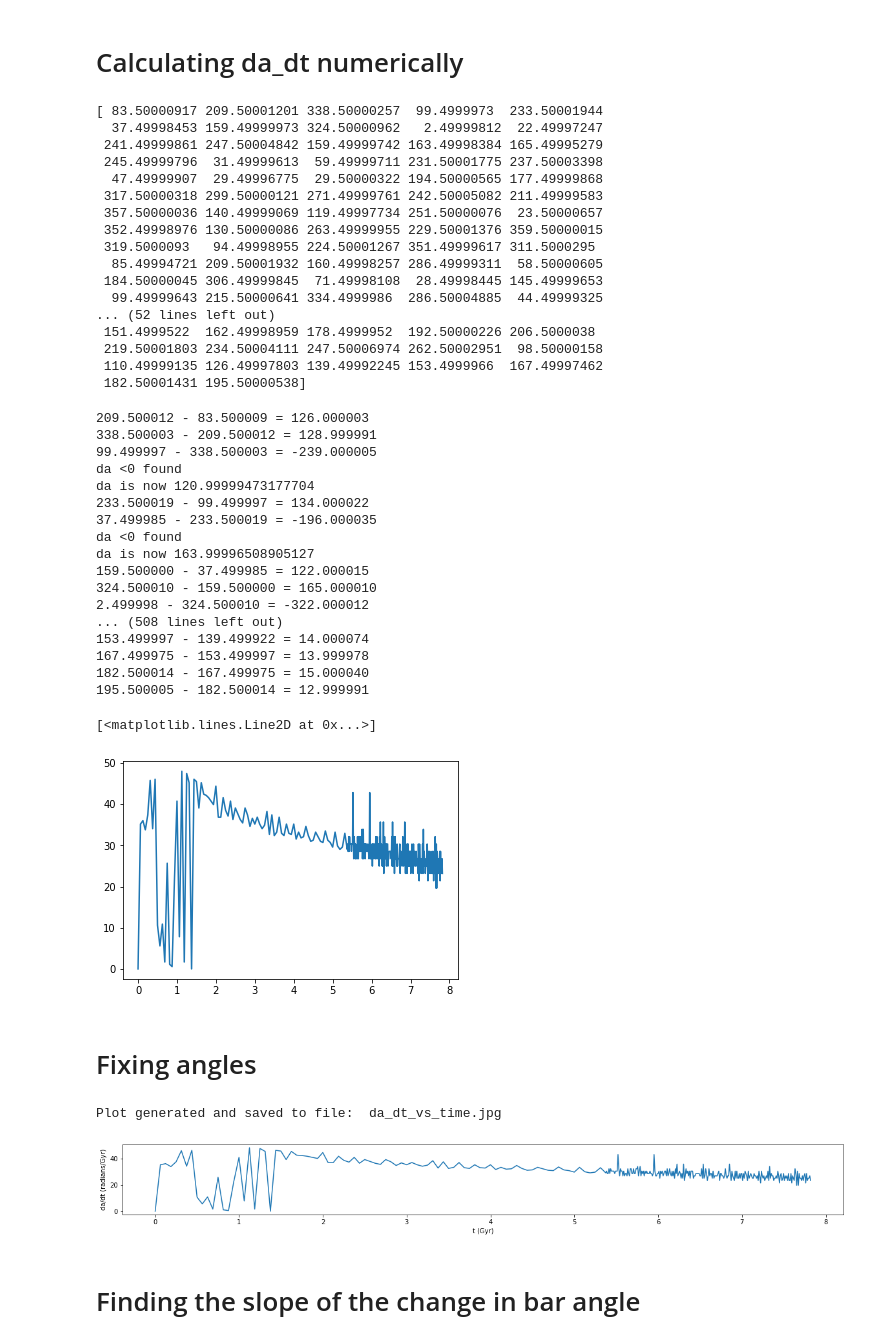
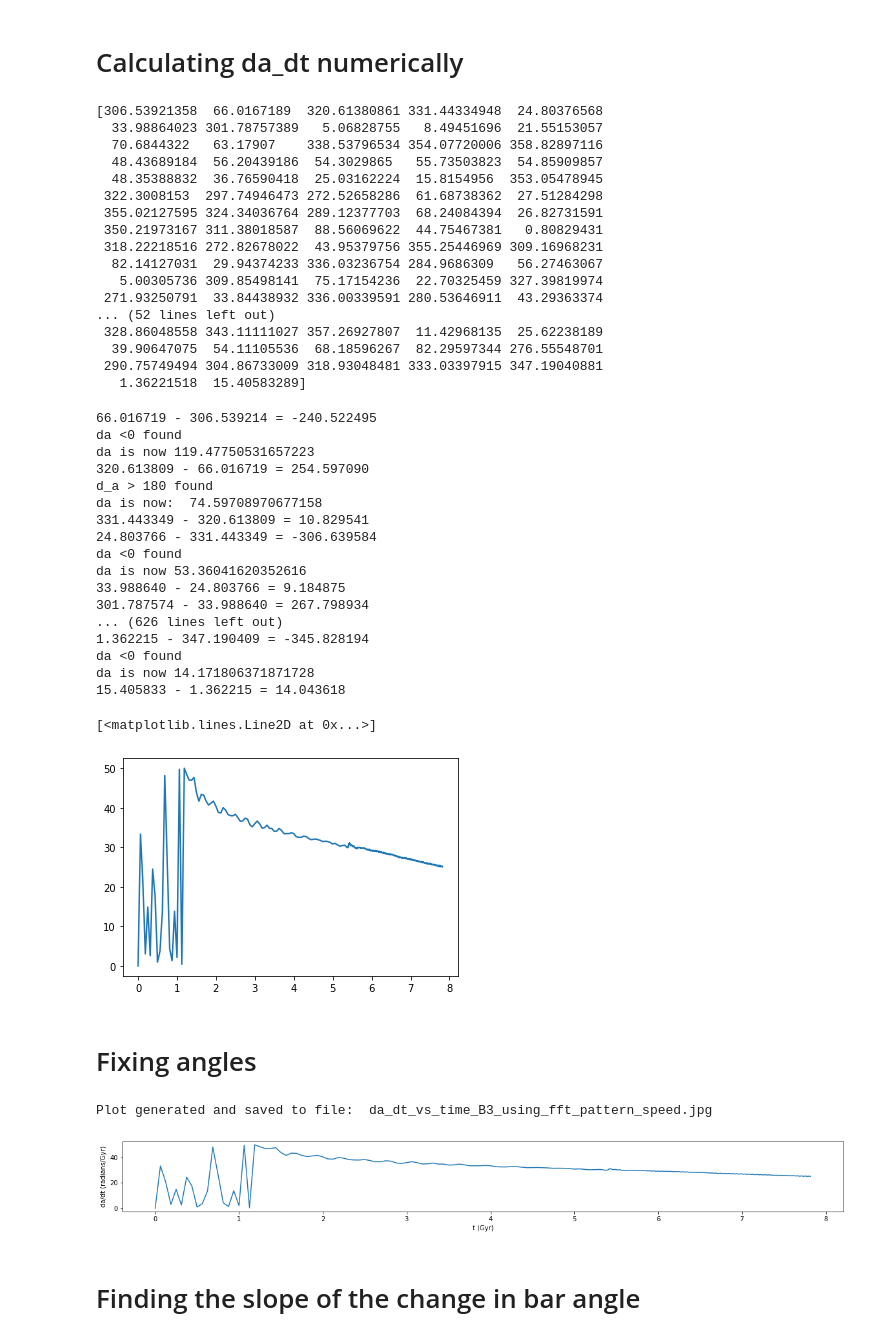
Before and after one commit to binodbhttr/resonance_sweeping, a Jupyter notebook: calculate_pattern_speed.ipynb, the cells around one changed output. Saved outputs shown, nothing was run; the diff lists cells and outputs as text; code cells hidden in the pictures.

Commit message:
calculated bar_angles for B3 using fft

```diff
--- a/calculate_pattern_speed.ipynb
+++ b/calculate_pattern_speed.ipynb
@@ -29,14 +29,14 @@ Ozdisk=freqs[8]
 idd_from_freqs=freqs[9]
 # %%
 angle_datapath="/mnt/home/bbhattarai/resonance_sweeping/"
-datafilename="all_barangles_saved.ang"
+datafilename="0_to_336_B3_fft_barangles_combined.ang"
 ang_stored = open(angle_datapath+datafilename,'rb')
 all_bangles=pickle.load(ang_stored)
 print(len(all_bangles))
 # %% [output]
 337
 # %%
-times=np.genfromtxt(datapath+'times.txt',dtype='str')
+times=np.genfromtxt(freq_datapath+'times_B3.txt',dtype='str')
 #print(len(times))
 time=list()
 for i in range(len(times)):
@@ -112,23 +112,23 @@ for i in range(len(a)):
 print(a)
 t=time
 # %% [output]
-[ 83.50000917 209.50001201 338.50000257  99.4999973  233.50001944
-  37.49998453 159.49999973 324.50000962   2.49999812  22.49997247
- 241.49999861 247.50004842 159.49999742 163.49998384 165.49995279
- 245.49999796  31.49999613  59.49999711 231.50001775 237.50003398
-  47.49999907  29.49996775  29.50000322 194.50000565 177.49999868
- 317.50000318 299.50000121 271.49999761 242.50005082 211.49999583
- 357.50000036 140.49999069 119.49997734 251.50000076  23.50000657
- 352.49998976 130.50000086 263.49999955 229.50001376 359.50000015
- 319.5000093   94.49998955 224.50001267 351.49999617 311.5000295
-  85.49994721 209.50001932 160.49998257 286.49999311  58.50000605
- 184.50000045 306.49999845  71.49998108  28.49998445 145.49999653
-  99.49999643 215.50000641 334.4999986  286.50004885  44.49999325
+[306.53921358  66.0167189  320.61380861 331.44334948  24.80376568
+  33.98864023 301.78757389   5.06828755   8.49451696  21.55153057
+  70.6844322   63.17907    338.53796534 354.07720006 358.82897116
+  48.43689184  56.20439186  54.3029865   55.73503823  54.85909857
+  48.35388832  36.76590418  25.03162224  15.8154956  353.05478945
+ 322.3008153  297.74946473 272.52658286  61.68738362  27.51284298
+ 355.02127595 324.34036764 289.12377703  68.24084394  26.82731591
+ 350.21973167 311.38018587  88.56069622  44.75467381   0.80829431
+ 318.22218516 272.82678022  43.95379756 355.25446969 309.16968231
+  82.14127031  29.94374233 336.03236754 284.9686309   56.27463067
+   5.00305736 309.85498141  75.17154236  22.70325459 327.39819974
+ 271.93250791  33.84438932 336.00339591 280.53646911  43.29363374
 ... (52 lines left out)
- 151.4999522  162.49998959 178.4999952  192.50000226 206.5000038
- 219.50001803 234.50004111 247.50006974 262.50002951  98.50000158
- 110.49999135 126.49997803 139.49992245 153.4999966  167.49997462
- 182.50001431 195.50000538]
+ 328.86048558 343.11111027 357.26927807  11.42968135  25.62238189
+  39.90647075  54.11105536  68.18596267  82.29597344 276.55548701
+ 290.75749494 304.86733009 318.93048481 333.03397915 347.19040881
+   1.36221518  15.40583289]
 # %%
 dadt=list()
 da=list()
@@ -159,47 +159,47 @@ dadtz=np.concatenate((zero,dadt))
 #print(dadt)
 plt.plot(time,dadtz)
 # %% [output]
-209.500012 - 83.500009 = 126.000003
-338.500003 - 209.500012 = 128.999991
-99.499997 - 338.500003 = -239.000005
+66.016719 - 306.539214 = -240.522495
 da <0 found
-da is now 120.99999473177704
-233.500019 - 99.499997 = 134.000022
-37.499985 - 233.500019 = -196.000035
+da is now 119.47750531657223
+320.613809 - 66.016719 = 254.597090
+d_a > 180 found
+da is now:  74.59708970677158
+331.443349 - 320.613809 = 10.829541
+24.803766 - 331.443349 = -306.639584
 da <0 found
-da is now 163.99996508905127
-159.500000 - 37.499985 = 122.000015
-324.500010 - 159.500000 = 165.000010
-2.499998 - 324.500010 = -322.000012
-... (508 lines left out)
-153.499997 - 139.499922 = 14.000074
-167.499975 - 153.499997 = 13.999978
-182.500014 - 167.499975 = 15.000040
-195.500005 - 182.500014 = 12.999991
+da is now 53.36041620352616
+33.988640 - 24.803766 = 9.184875
+301.787574 - 33.988640 = 267.798934
+... (626 lines left out)
+1.362215 - 347.190409 = -345.828194
+da <0 found
+da is now 14.171806371871728
+15.405833 - 1.362215 = 14.043618
 [<matplotlib.lines.Line2D at 0x...>]
-[figure, old version]
+[figure, new version]
 # %% [markdown]
 # Fixing angles
 # %%
 #import matplotlib
 #from matplotlib.ticker import FuncFormatter, MultipleLocator
 fig4=plt.figure(figsize=(20,2))
 ax=fig4.add_subplot(111)
 #ax.text(8,300,r"Snapshot %s, Slice: -5<$\phi$<5"%(str(snapshot)))
 ax.set_xlabel("t (Gyr)")
 ax.set_ylabel("da/dt (radians/Gyr)")
 #ax.yaxis.set_major_locator(MultipleLocator(base=np.pi))
 #ax.yaxis.set_major_formatter(FormatStrFormatter('%g $\pi$'))
 #ax.yaxis.set_major_locator(matplotlib.ticker.MultipleLocator(base=1.0))
 ax.plot(time,dadtz)
-plotname="da_dt_vs_time.jpg"
+plotname="da_dt_vs_time_B3_using_fft_pattern_speed.jpg"
 print("Plot generated and saved to file: ",plotname)
-#fig4.savefig(plotname,bbox_inches="tight")
+fig4.savefig(angle_datapath+plotname,bbox_inches="tight")
 #plt.tight_layout()
 plt.show()
 # %% [output]
-Plot generated and saved to file:  da_dt_vs_time.jpg
+Plot generated and saved to file:  da_dt_vs_time_B3_using_fft_pattern_speed.jpg
-[figure, old version]
+[figure, new version]
 # %% [markdown]
 # Finding the slope of the change in bar angle
 # %%
```
Also changed, not shown: parts of 8 cells of this notebook, 20 other files.
